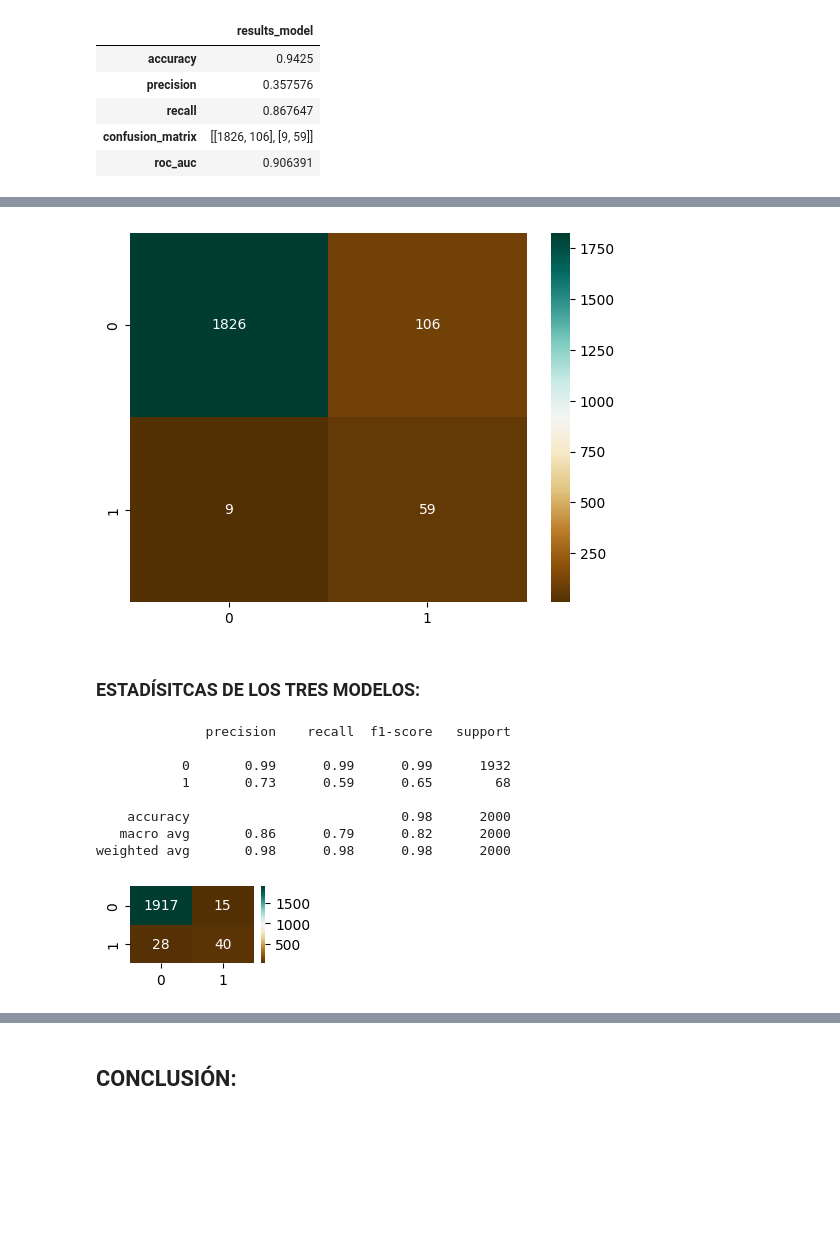
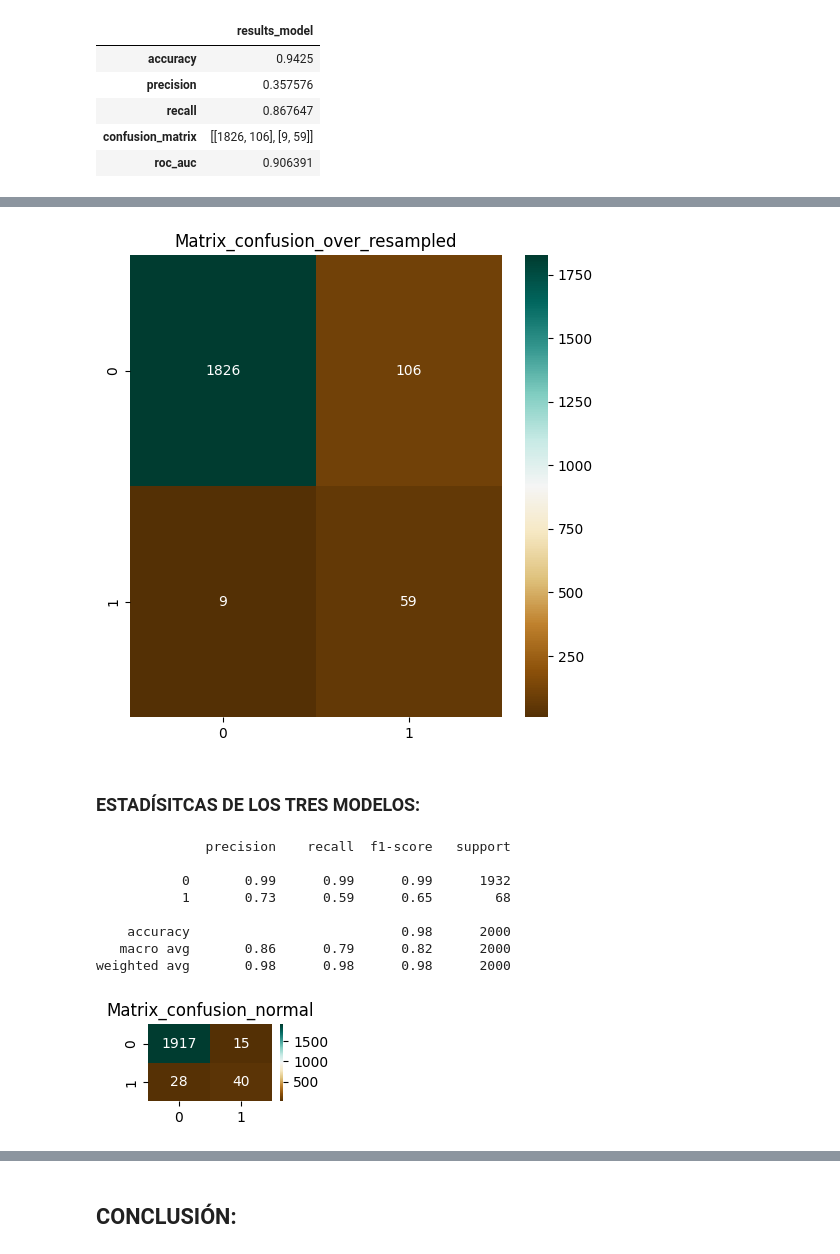
Before and after one commit to Danielgarpra/Milling_failure_prediction_ML, a Jupyter notebook: milling_projet2.ipynb, the cells around one changed output, grey strips where cells are left out. Drawn from its saved outputs; the diff is of its cells as text; code cells hidden in the pictures; blank space fills up the shorter version.

```diff
--- a/milling_projet2.ipynb
+++ b/milling_projet2.ipynb
@@ -481,6 +480,7 @@ clf = GridSearchCV(estimator = pipe,
                   verbose=2,
                   n_jobs=-1)
 # %%
-model=clf.fit(X_train, y_train)
+clf.fit(X_train, y_train)
+model=clf.best_estimator_
 model
 # %% [output]
@@ -549,6 +528,7 @@ Vamos a probar con el modelo resampleado, para que haya tantos 1 como 0:
 # %% [markdown]
 #### UNDERSAMPLER:
 # %%
-model_under_resampled=clf.fit(X_under_resampled, y_under_resampled)
+clf.fit(X_under_resampled, y_under_resampled)
+model_under_resampled=clf.best_estimator_
 model_under_resampled
 # %% [output]
@@ -614,6 +581,7 @@ pd.DataFrame(index=X_train.columns,data=importances,columns=['Features']) """
 # %% [markdown]
 #### OVERSAMPLER:
 # %%
-model_over_resampled=clf.fit(X_over_resampled, y_over_resampled)
+clf.fit(X_over_resampled, y_over_resampled)
+model_over_resampled=clf.best_estimator_
 model_over_resampled
 # %% [output]
@@ -636,5 +592,5 @@ GridSearchCV(cv=KFold(n_splits=10, random_state=None, shuffle=False),
 # %%
-predictions_over=model_over_resampled.best_estimator_.predict(X_test)
+predictions_over=model_over_resampled.predict(X_test)
 # %%
 pd.DataFrame(index=['accuracy','precision','recall','confusion_matrix','roc_auc'],columns=['results_model'],data=[accuracy_score(y_test, predictions_over),precision_score(y_test, predictions_over),recall_score(y_test, predictions_over),confusion_matrix(y_test,predictions_over),roc_auc_score(y_test, predictions_over)])
 # %% [output]
@@ -659,11 +603,14 @@ plt.title("ROC Curve");
 # %%
+plt.figure(figsize=(6,6))
+plt.title('Matrix_confusion_over_resampled')
 sns.heatmap(confusion_matrix(y_test,predictions_over),cmap='BrBG', annot=True,fmt='.0f',);
 # %% [output]
-[figure, old version]
+[figure, new version]
 # %% [markdown]
 ### ESTADÍSITCAS DE LOS TRES MODELOS:
 # %%
 plt.figure(figsize=(2,1))
+plt.title('Matrix_confusion_normal')
 sns.heatmap(confusion_matrix(y_test,predictions),cmap='BrBG', annot=True,fmt='.0f',);
 print(classification_report(y_test, predictions))
 # %% [output]
@@ -675,7 +622,7 @@ print(classification_report(y_test, predictions))
     accuracy                           0.98      2000
    macro avg       0.86      0.79      0.82      2000
 weighted avg       0.98      0.98      0.98      2000
-[figure, old version]
+[figure, new version]
 # %%
 plt.figure(figsize=(2,1))
 print(classification_report(y_test, predictions_under))
```
Also changed, not shown: parts of 41 cells of this notebook, 8 other files.
